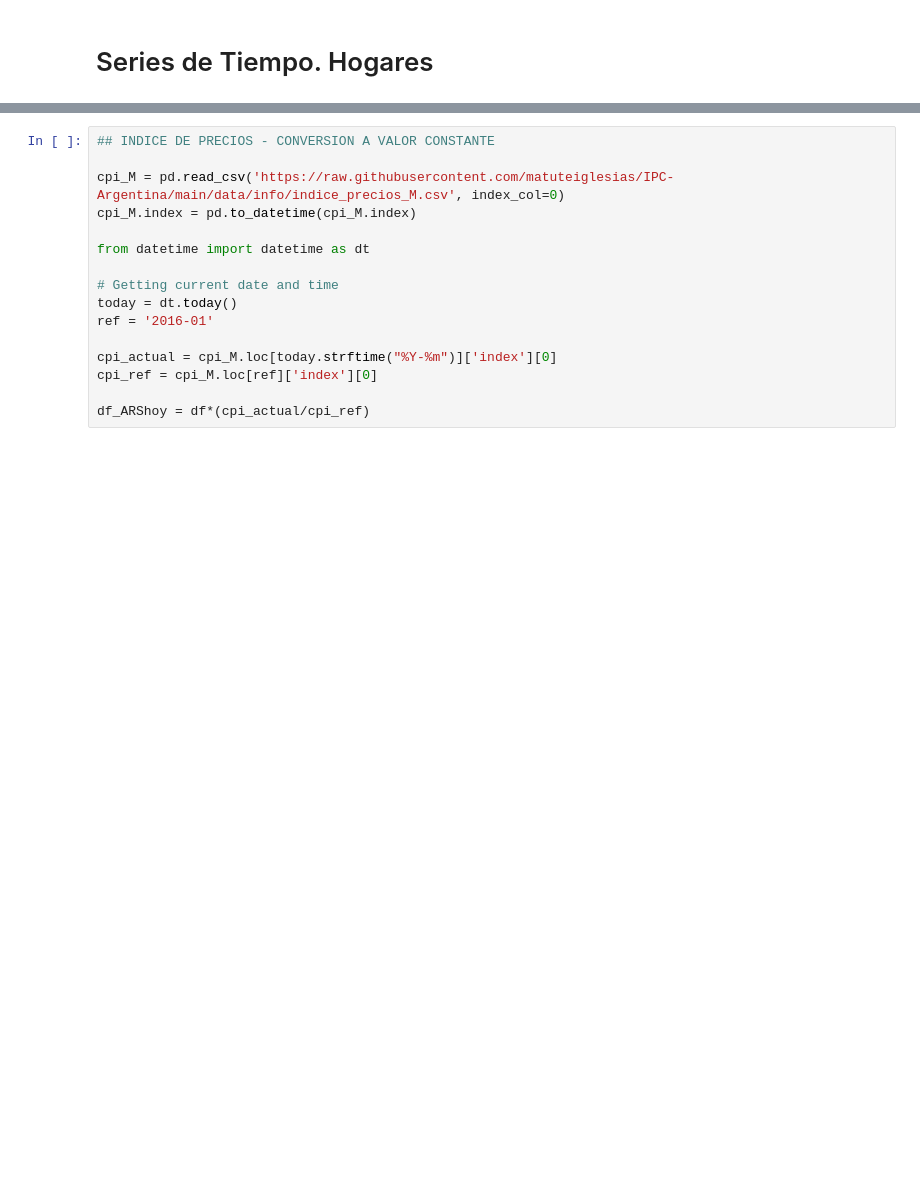
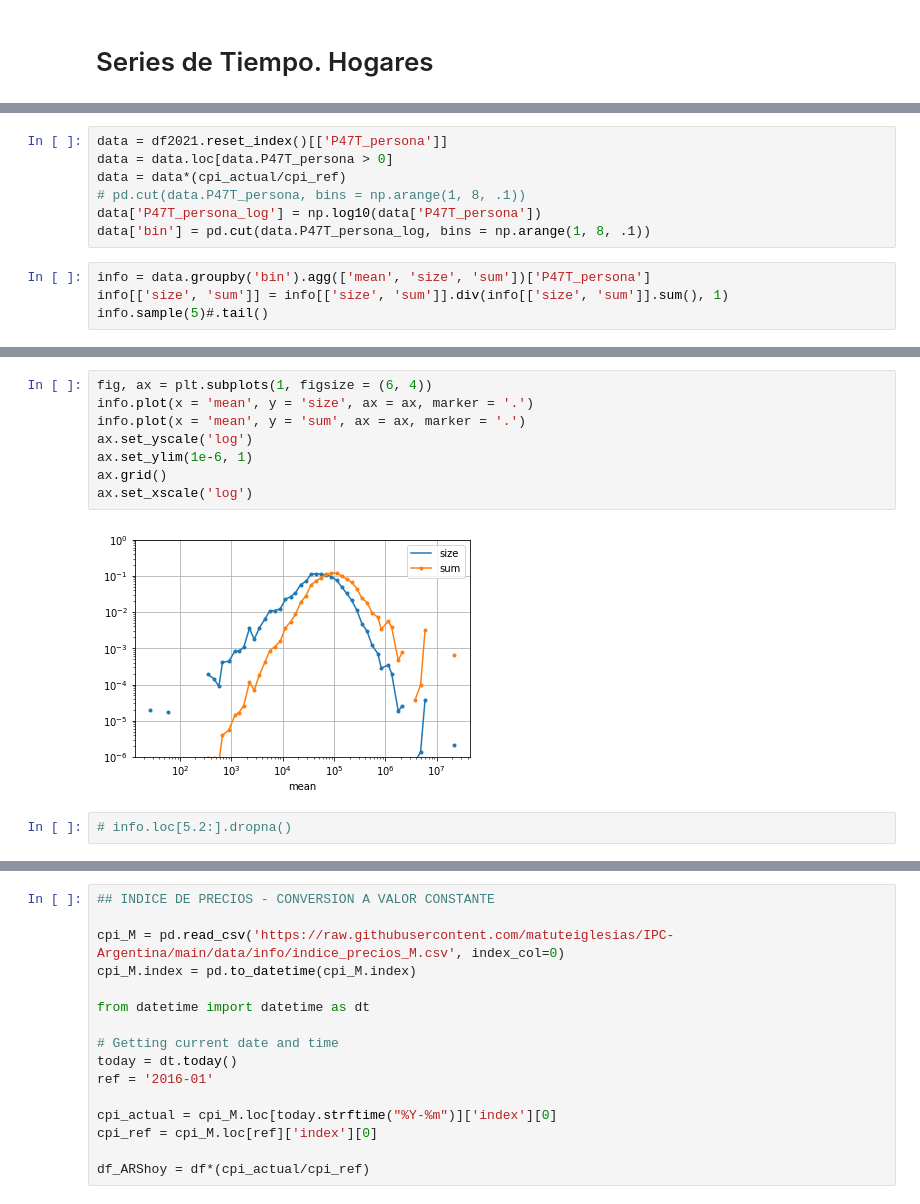
Before and after one commit to matuteiglesias/indice-pobreza-UBA, a Jupyter notebook: notebooks/12 - Validaciones - B - Regresores (Distribucion de Ingreso).ipynb, the cells around one changed output, grey strips where cells are left out. Cells and saved outputs as stored; diff of their text form; blank space fills up the shorter version.

```diff
--- a/notebooks/12 - Validaciones - B - Regresores (Distribucion de Ingreso).ipynb
+++ b/notebooks/12 - Validaciones - B - Regresores (Distribucion de Ingreso).ipynb
@@ -191,0 +224,11 @@ df.index = pd.to_datetime(df.index)
+# %%
+data = df2021.reset_index()[['P47T_persona']]
+data = data.loc[data.P47T_persona > 0]
+data = data*(cpi_actual/cpi_ref)
+# pd.cut(data.P47T_persona, bins = np.arange(1, 8, .1))
+data['P47T_persona_log'] = np.log10(data['P47T_persona'])
+data['bin'] = pd.cut(data.P47T_persona_log, bins = np.arange(1, 8, .1))
+# %%
+info = data.groupby('bin').agg(['mean', 'size', 'sum'])['P47T_persona']
+info[['size', 'sum']] = info[['size', 'sum']].div(info[['size', 'sum']].sum(), 1)
+info.sample(5)#.tail()
@@ -191,0 +243,12 @@ df.index = pd.to_datetime(df.index)
+# %%
+fig, ax = plt.subplots(1, figsize = (6, 4))
+info.plot(x = 'mean', y = 'size', ax = ax, marker = '.')
+info.plot(x = 'mean', y = 'sum', ax = ax, marker = '.')
+ax.set_yscale('log')
+ax.set_ylim(1e-6, 1)
+ax.grid()
+ax.set_xscale('log')
+# %% [output]
+[figure, added]
+# %%
+# info.loc[5.2:].dropna()
```
Also changed, not shown: parts of 42 cells of this notebook.
